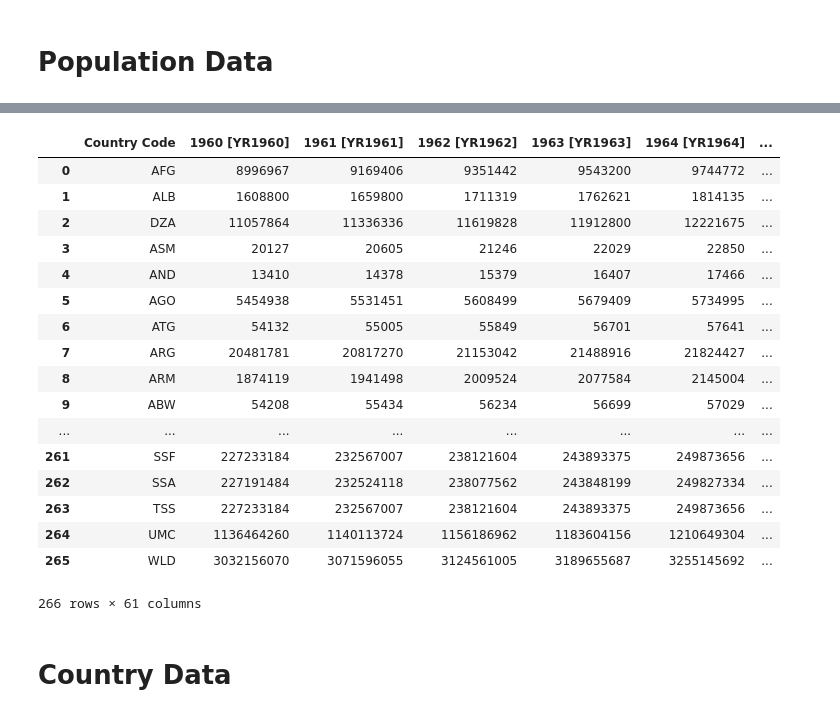
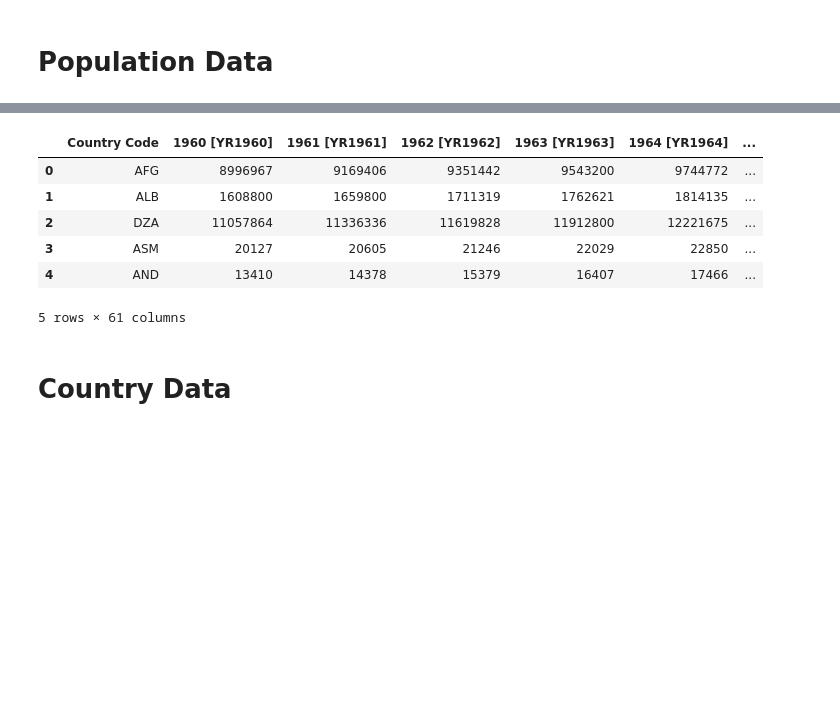
Before and after one commit to nuvvalaps/Carbon-Emission-Growth, a Jupyter notebook: Code/Population.ipynb, the cells around one changed output, grey strips where cells are left out. Saved outputs shown, nothing was run; the diff lists cells and outputs as text; code cells hidden in the pictures; blank space fills up the shorter version.

```diff
--- a/Code/Population.ipynb
+++ b/Code/Population.ipynb
@@ -37,25 +14,14 @@ population = population.drop(['Series Name','Series Code','2021 [YR2021]','2020
 # %%
 # population = population.rename(columns={'Country Name':'Country'})
-population
+population.head()
 # %% [output]
 |  | Country Code | 1960 [YR1960] | 1961 [YR1961] | 1962 [YR1962] | 1963 [YR1963] | 1964 [YR1964] | ... |
 | 0 | AFG | 8996967 | 9169406 | 9351442 | 9543200 | 9744772 | ... |
 | 1 | ALB | 1608800 | 1659800 | 1711319 | 1762621 | 1814135 | ... |
 | 2 | DZA | 11057864 | 11336336 | 11619828 | 11912800 | 12221675 | ... |
 | 3 | ASM | 20127 | 20605 | 21246 | 22029 | 22850 | ... |
 | 4 | AND | 13410 | 14378 | 15379 | 16407 | 17466 | ... |
-| 5 | AGO | 5454938 | 5531451 | 5608499 | 5679409 | 5734995 | ... |
-| 6 | ATG | 54132 | 55005 | 55849 | 56701 | 57641 | ... |
-| 7 | ARG | 20481781 | 20817270 | 21153042 | 21488916 | 21824427 | ... |
-| 8 | ARM | 1874119 | 1941498 | 2009524 | 2077584 | 2145004 | ... |
-| 9 | ABW | 54208 | 55434 | 56234 | 56699 | 57029 | ... |
-| ... | ... | ... | ... | ... | ... | ... | ... |
-| 261 | SSF | 227233184 | 232567007 | 238121604 | 243893375 | 249873656 | ... |
-| 262 | SSA | 227191484 | 232524118 | 238077562 | 243848199 | 249827334 | ... |
-| 263 | TSS | 227233184 | 232567007 | 238121604 | 243893375 | 249873656 | ... |
-| 264 | UMC | 1136464260 | 1140113724 | 1156186962 | 1183604156 | 1210649304 | ... |
-| 265 | WLD | 3032156070 | 3071596055 | 3124561005 | 3189655687 | 3255145692 | ... |
-266 rows × 61 columns
+5 rows × 61 columns
 # %% [markdown]
 # Country Data
 # %%
```
Also changed, not shown: parts of 13 cells of this notebook, 14 other files.
